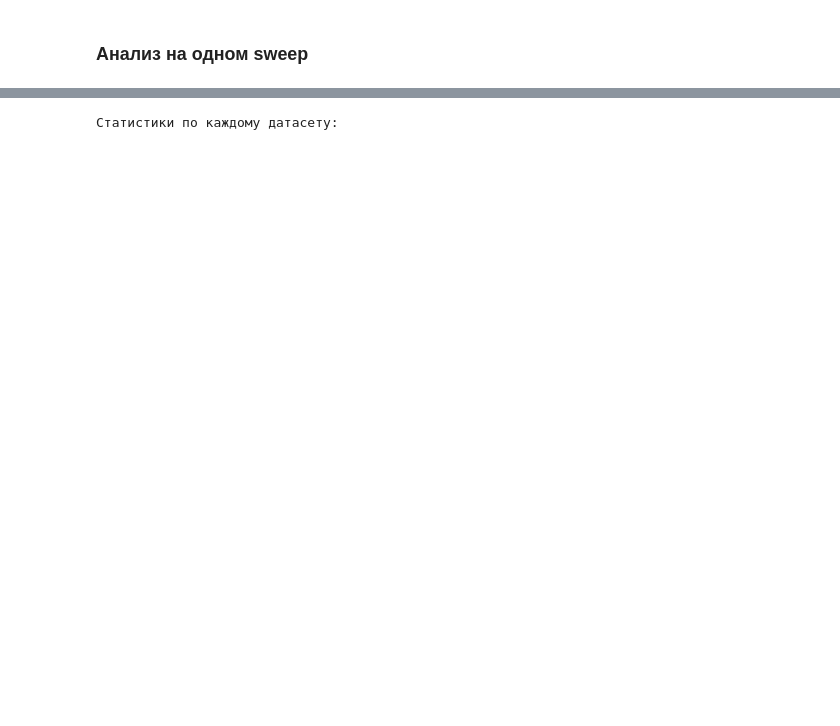
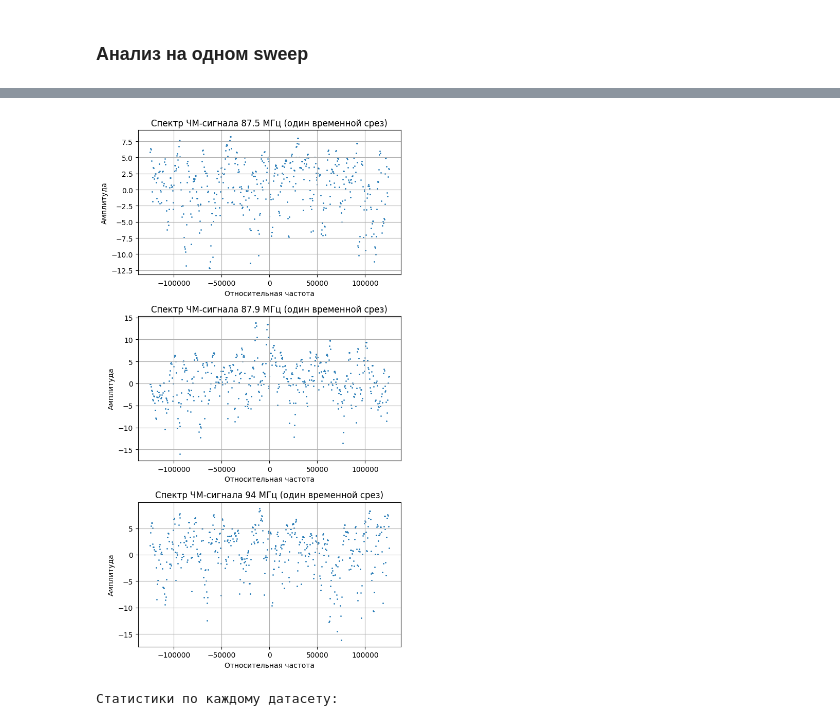
Before and after one commit to Mister-0-Zero/classification-of-signals, a Jupyter notebook: research.ipynb, the cells around one changed output, grey strips where cells are left out. Cells and saved outputs as stored; diff of their text form; code cells hidden in the pictures; blank space fills up the shorter version.

```diff
--- a/research.ipynb
+++ b/research.ipynb
@@ -115,3 +115,36 @@ plotSpectrogramm(df, params)
+# %%
+kol_sweep = 0
+fm_sample1 = "FM_87_5"
+fm_sample2 = "FM_87_9"
+fm_sample3 = "FM_94"
+
+params = [
+    {
+        "sample_group_name" : fm_sample1,
+        "sweep_idx": kol_sweep,
+        "title": f"Спектр ЧМ-сигнала 87.5 МГц (один временной срез)",
+        "ylabel": "Амплитуда",
+        "xlabel": "Относительная частота"
+    },
+    {
+        "sample_group_name" : fm_sample2,
+        "sweep_idx": kol_sweep,
+        "title": f"Спектр ЧМ-сигнала 87.9 МГц (один временной срез)",
+        "ylabel": "Амплитуда",
+        "xlabel": "Относительная частота"
+    },
+    {
+        "sample_group_name" : fm_sample3,
+        "sweep_idx": kol_sweep,
+        "title": f"Спектр ЧМ-сигнала 94 МГц (один временной срез)",
+        "ylabel": "Амплитуда",
+        "xlabel": "Относительная частота"
+    }
+]
+
+plotSpectrogramm(df, params)
+# %% [output]
+[figure, added]
 # %%
 import pandas as pd
 
```
Also changed, not shown: parts of 2 cells of this notebook, 13 other files.
